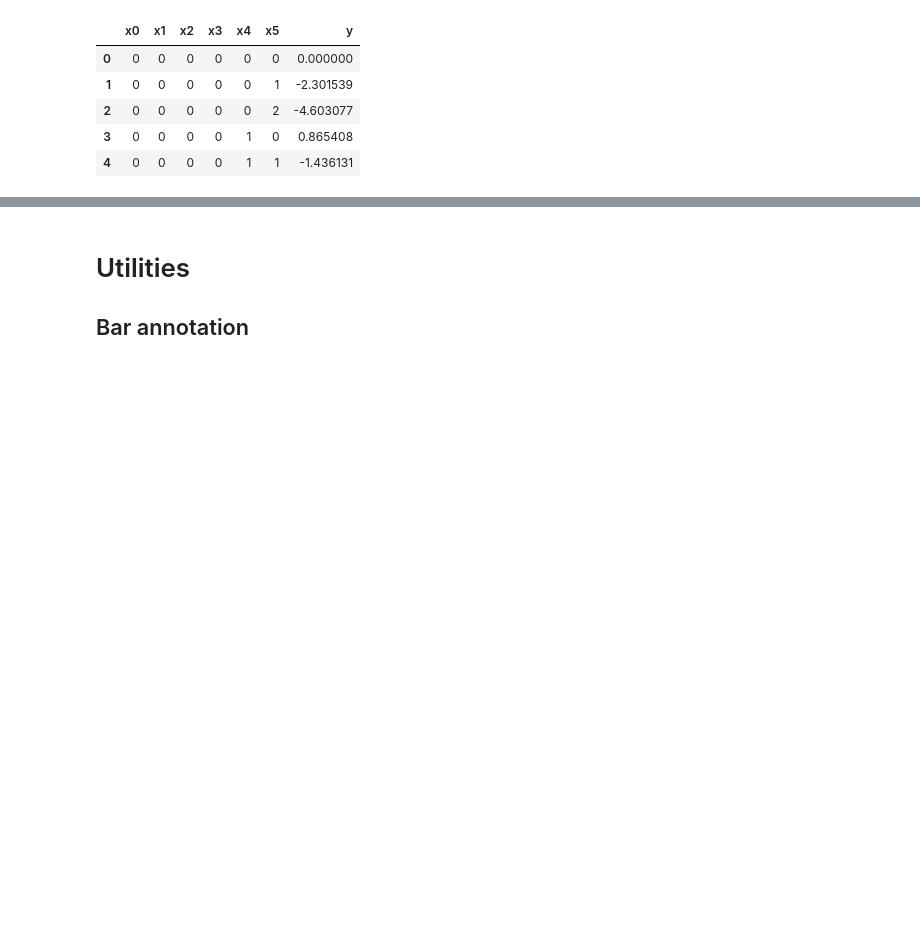
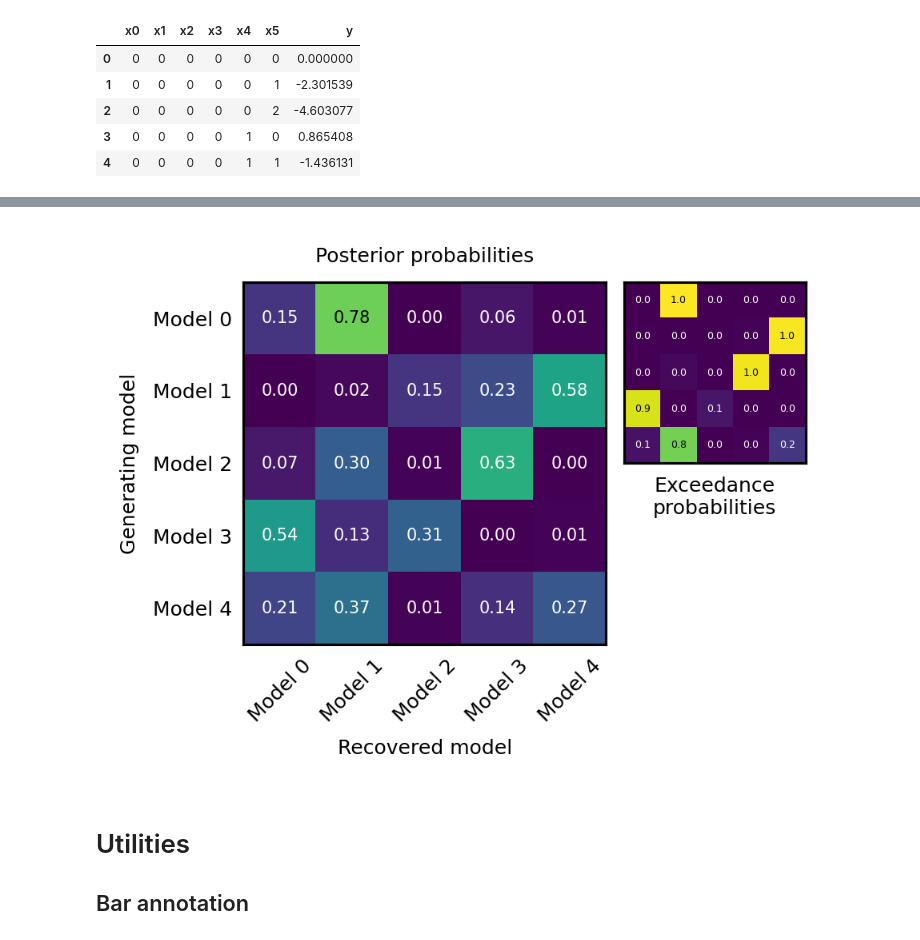
Before and after one commit to moltaire/myplotlib, a Jupyter notebook: gallery.ipynb, the cells around one changed output, grey strips where cells are left out. Cells and saved outputs as stored; diff of their text form; code cells hidden in the pictures; blank space fills up the shorter version.

```diff
--- a/gallery.ipynb
+++ b/gallery.ipynb
@@ -146,0 +152,14 @@ plt.savefig('examples/factorial_heatmap.png', bbox_inches="tight")
+# %%
+np.random.seed(1)
+n_models = 5
+model_labels = [f"Model {m}" for m in range(n_models)]
+
+# Simulate model posterior probabilities
+mpp = np.random.uniform(size=(n_models, n_models)) ** 3
+mpp = (mpp / mpp.sum(axis=1)[:, np.newaxis]).round(2)
+
+# Simulate random model exceedance probabilities
+xp = mpp ** 5
+xp = (xp / xp.sum(axis=1)[:, np.newaxis]).round(2)
+
+mpp, xp
@@ -147,3 +177,10 @@ plt.savefig('examples/factorial_heatmap.png', bbox_inches="tight")
+# %%
+ax = my.plots.model_recovery(
+    mpp=mpp, xp=xp, model_labels=model_labels, round_inset_values=1, inset_aspect=1
+)
+plt.savefig("examples/model_recovery.png", bbox_inches="tight")
+# %% [output]
+[figure, added]
 # %% [markdown]
 # Utilities
 ## Bar annotation
```
Also changed, not shown: parts of 24 cells of this notebook, 19 other files.
